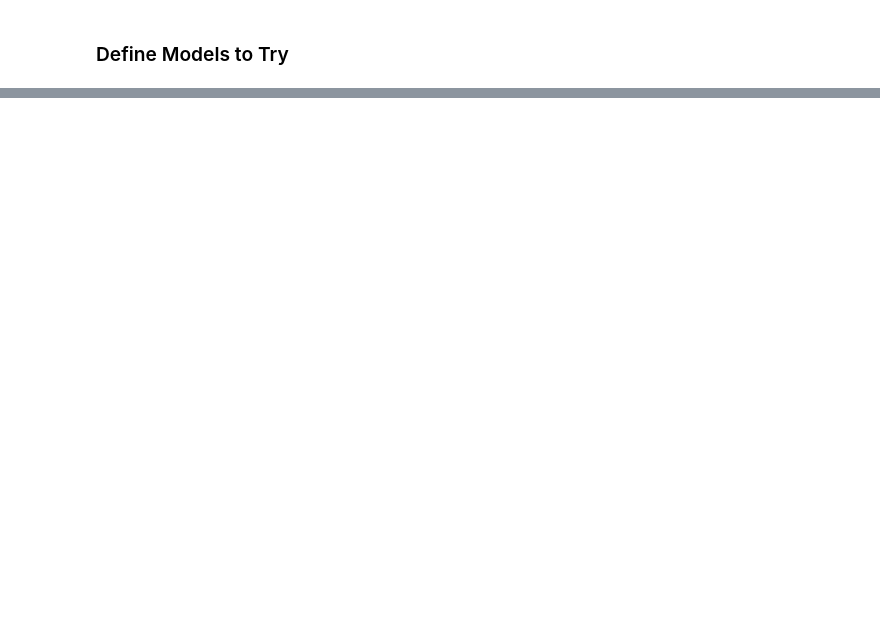
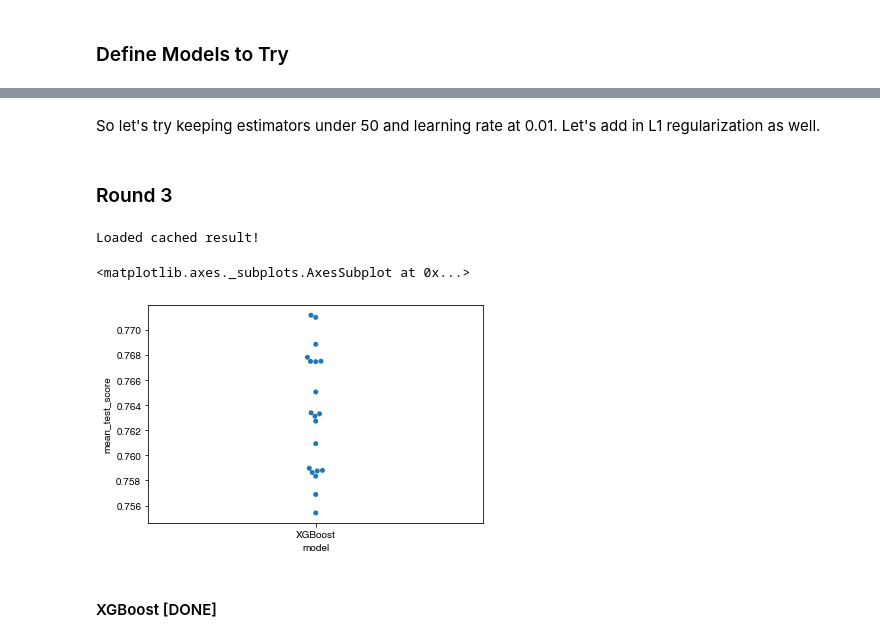
Before and after one commit to DANYIN001/bitome-practice, a Jupyter notebook: notebooks/snp_classification.ipynb, the cells around one changed output, grey strips where cells are left out. Cells and saved outputs as stored; diff of their text form; code cells hidden in the pictures; blank space fills up the shorter version.

Commit message:
Updates for machine learning workflow for classification

```diff
--- a/notebooks/snp_classification.ipynb
+++ b/notebooks/snp_classification.ipynb
@@ -506,17 +1123,0 @@ Initial bias setting from: https://www.tensorflow.org/tutorials/structured_data/
-# %%
-val_cutoff = int(X_snp_sum.shape[0]*0.8)
-
-X = tf.convert_to_tensor(X_snp_sum[:val_cutoff, :])
-y = tf.convert_to_tensor(snp_y[:val_cutoff].reshape((-1, 1)))
-X_val = tf.convert_to_tensor(X_snp_sum[val_cutoff:, :])
-y_val = tf.convert_to_tensor(snp_y[val_cutoff:].reshape((-1, 1)))
-
-class_weights = compute_class_weight(
-    class_weight='balanced',
-    classes=[0, 1],
-    y=snp_y[:val_cutoff]
-)
-class_weight_dict = {k: v for k, v in zip([0, 1], class_weights)}
-
-neg, pos = np.bincount(snp_y[:val_cutoff])
-initial_bias = np.log([pos/neg])
@@ -611,0 +1242,29 @@ Hyperparameters:
+# %% [markdown]
+So let's try keeping estimators under 50 and learning rate at 0.01. Let's add in L1 regularization as well.
+# %% [markdown]
+### Round 3
+# %%
+hyperopt_models_3 = {
+    'XGBoost': {
+        'model': XGBClassifier(
+            max_depth=5,
+            learning_rate=0.01,
+            verbose=1
+        ),
+        'param_dists': {
+            'n_estimators': np.arange(2, 40, 4),
+            'reg_alpha': np.arange(0.001, 1, 0.001)
+        }
+    }
+}
+# %%
+hyperopt_result_df_3 = hyperoptimize({'bitome': X_minmax_sum}, y, hyperopt_models_3, 'hyperopt_snp_3', n_iter=20)
+# %% [output]
+Loaded cached result!
+# %%
+sns.swarmplot(x='model', y='mean_test_score', data=hyperopt_result_df_3)
+# %% [output]
+<matplotlib.axes._subplots.AxesSubplot at 0x...>
+[figure, added]
+# %% [markdown]
+#### XGBoost [DONE]
```
Also changed, not shown: parts of 157 cells of this notebook, 52 other files.
